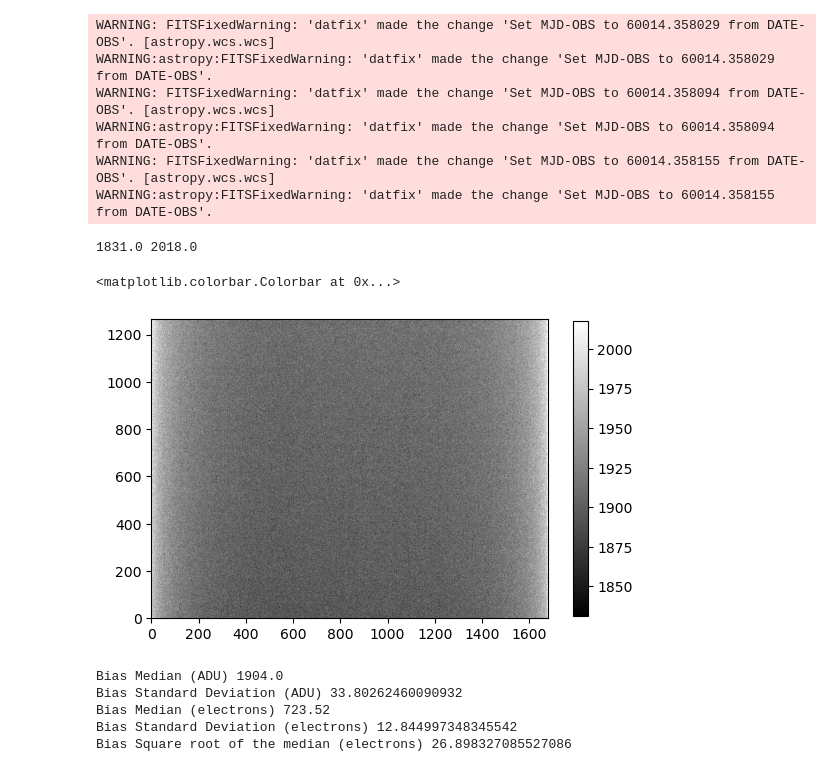
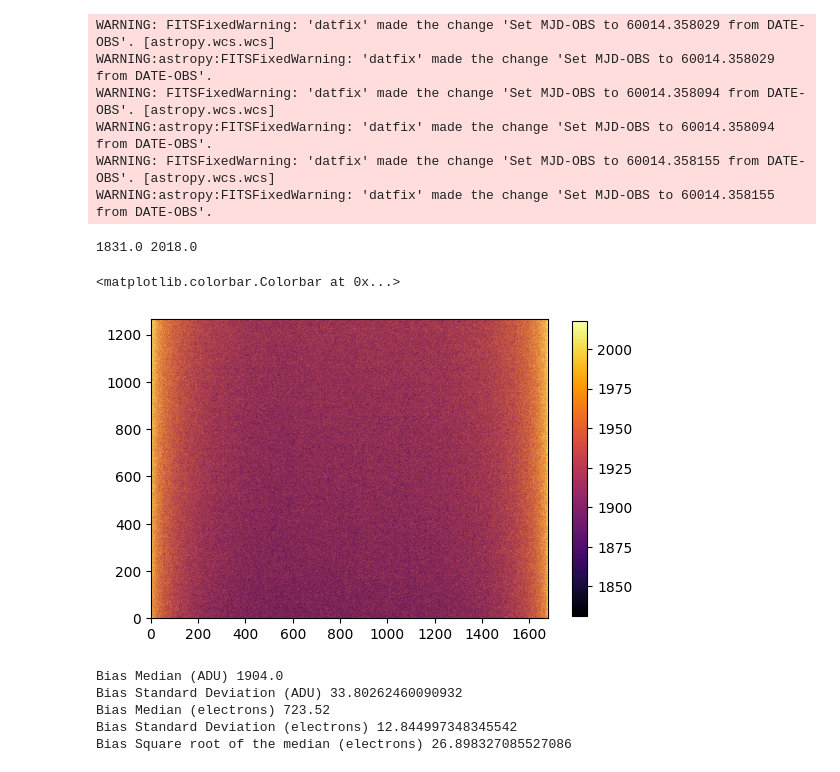
Before and after one commit to alecstanley-git/honours-env, a Jupyter notebook: Week 2/Video Follow-Along/ASP3231_Week2_Noise.ipynb, the cells around one changed output. Saved outputs shown, nothing was run; the diff lists cells and outputs as text; code cells hidden in the pictures.

```diff
--- a/Week 2/Video Follow-Along/ASP3231_Week2_Noise.ipynb
+++ b/Week 2/Video Follow-Along/ASP3231_Week2_Noise.ipynb
@@ -327,20 +325,20 @@ WARNING:astropy:FITSFixedWarning: 'datfix' made the change 'Set MJD-OBS to 60014
 # %%
 # Display the image using the 1st and 99th percentiles to define the black-white range
 
 idx=0  # Index
 
 p1=np.percentile(bias[idx].data, 1)
 p99=np.percentile(bias[idx].data, 99)
 print(p1,p99)
 
-plt.imshow(bias[idx].data, cmap='gray', vmin=p1, vmax=p99)
+plt.imshow(bias[idx].data, cmap='inferno', vmin=p1, vmax=p99)
 ax = plt.gca()
 ax.invert_yaxis()
 plt.colorbar(shrink=0.8)
 # %% [output]
 1831.0 2018.0
 <matplotlib.colorbar.Colorbar at 0x...>
-[figure, old version]
+[figure, new version]
 # %%
 # Let's do the stats again
 
```
Also changed, not shown: parts of 4 cells of this notebook, 11 other files.
